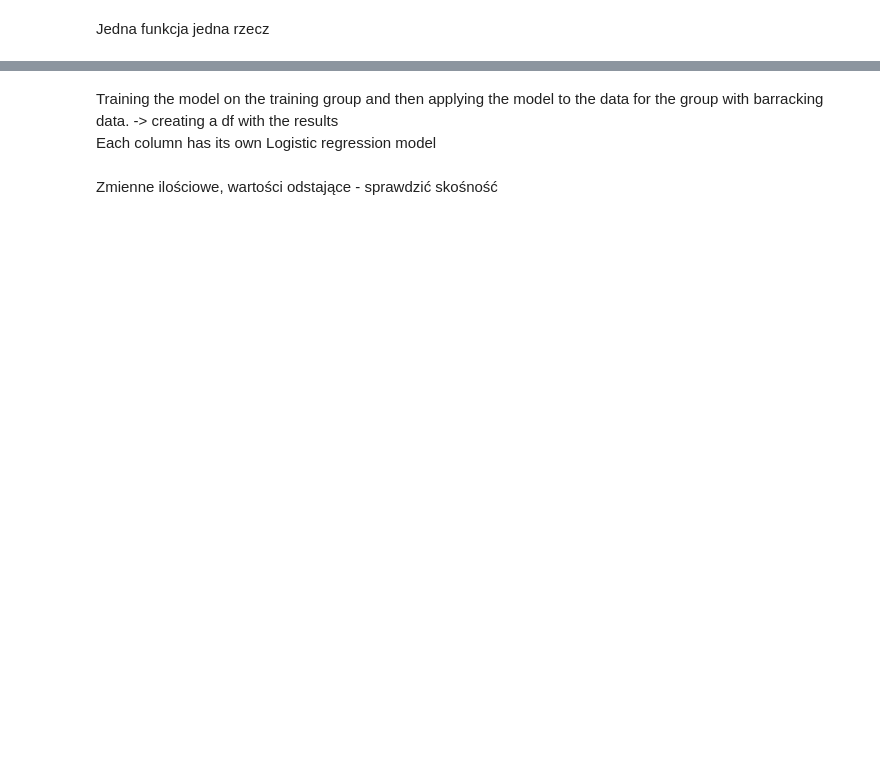
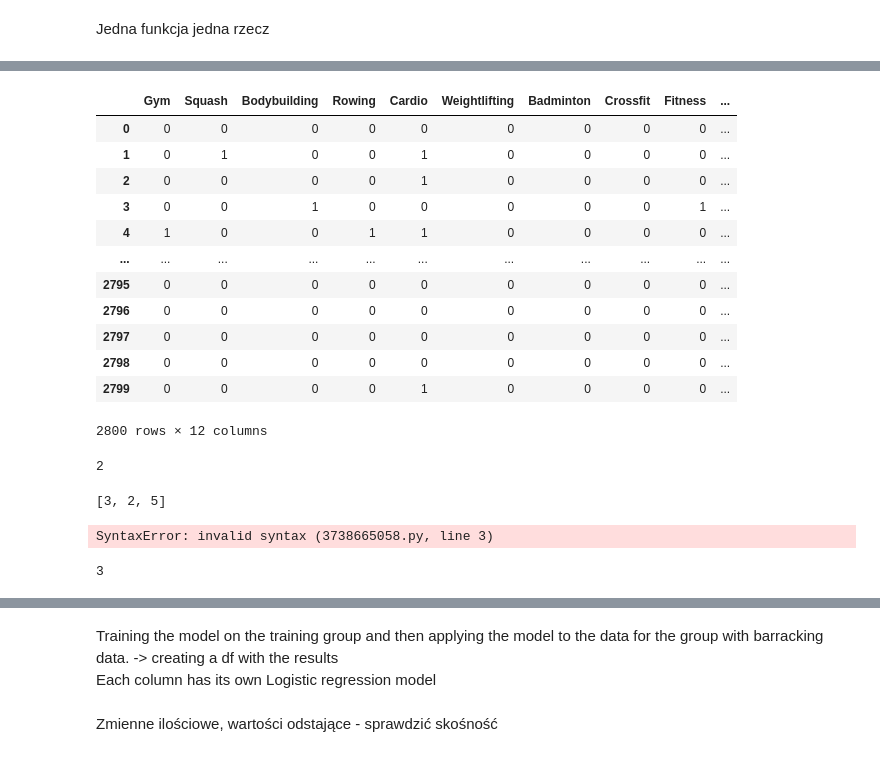
Before and after one commit to Bartoszcz28/Gym_Subscription, a Jupyter notebook: Data_Imput_hobby.ipynb, the cells around one changed output, grey strips where cells are left out. Cells and saved outputs as stored; diff of their text form; code cells hidden in the pictures; blank space fills up the shorter version.

```diff
--- a/Data_Imput_hobby.ipynb
+++ b/Data_Imput_hobby.ipynb
@@ -207,0 +236,34 @@ Jedna funkcja jedna rzecz
+# %%
+testss
+# %% [output]
+|  | Gym | Squash | Bodybuilding | Rowing | Cardio | Weightlifting | Badminton | Crossfit | Fitness | ... |
+| 0 | 0 | 0 | 0 | 0 | 0 | 0 | 0 | 0 | 0 | ... |
+| 1 | 0 | 1 | 0 | 0 | 1 | 0 | 0 | 0 | 0 | ... |
+| 2 | 0 | 0 | 0 | 0 | 1 | 0 | 0 | 0 | 0 | ... |
+| 3 | 0 | 0 | 1 | 0 | 0 | 0 | 0 | 0 | 1 | ... |
+| 4 | 1 | 0 | 0 | 1 | 1 | 0 | 0 | 0 | 0 | ... |
+| ... | ... | ... | ... | ... | ... | ... | ... | ... | ... | ... |
+| 2795 | 0 | 0 | 0 | 0 | 0 | 0 | 0 | 0 | 0 | ... |
+| 2796 | 0 | 0 | 0 | 0 | 0 | 0 | 0 | 0 | 0 | ... |
+| 2797 | 0 | 0 | 0 | 0 | 0 | 0 | 0 | 0 | 0 | ... |
+| 2798 | 0 | 0 | 0 | 0 | 0 | 0 | 0 | 0 | 0 | ... |
+| 2799 | 0 | 0 | 0 | 0 | 1 | 0 | 0 | 0 | 0 | ... |
+2800 rows × 12 columns
+# %%
+testss.loc[1,:].sum()
+# %% [output]
+2
+# %%
+import numpy as np
+
+encoded_matrix = np.array([[0, 1, 0, 0],
+                           [1, 0, 0, 0],
+                           [0, 0, 0, 1]])
+
+original_labels = testss.index + 2
+
+decoded_labels = [original_labels[np.where(row == 1)[0][0]] for row in encoded_matrix]
+
+print(decoded_labels)  # Wyświetli: ['B', 'A', 'D']
+# %% [output]
+[3, 2, 5]
@@ -207,0 +273,23 @@ Jedna funkcja jedna rzecz
+# %%
+values = [0, 0, 0, 0, 0]
+
+indices_with_one = [index for index, value in enumerate(values) if value == 1 else -1]
+
+print(indices_with_one[0])
+# %% [output]
+SyntaxError: invalid syntax (3738665058.py, line 3)
+# %%
+    values = row[1]
+
+    indices_with_one = [index for index, value in enumerate(values) if value == 1]
+
+    if not indices_with_one:
+        result = 100
+    elif len(indices_with_one) > 1:
+        result = 200
+    else:
+        result = indices_with_one[0]
+
+print(result)
+# %% [output]
+3
```
Also changed, not shown: parts of 36 cells of this notebook.
